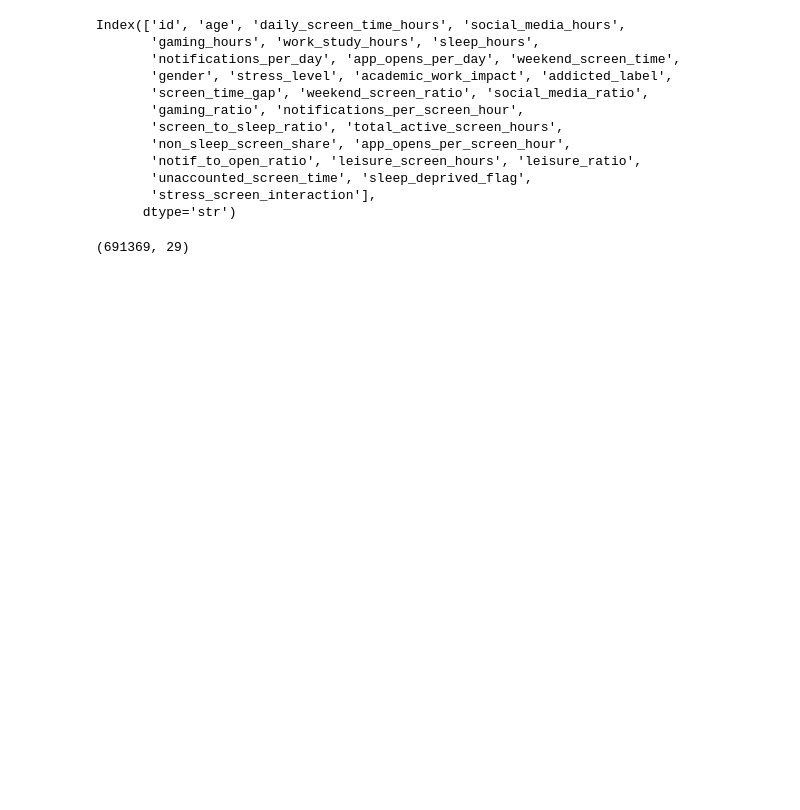
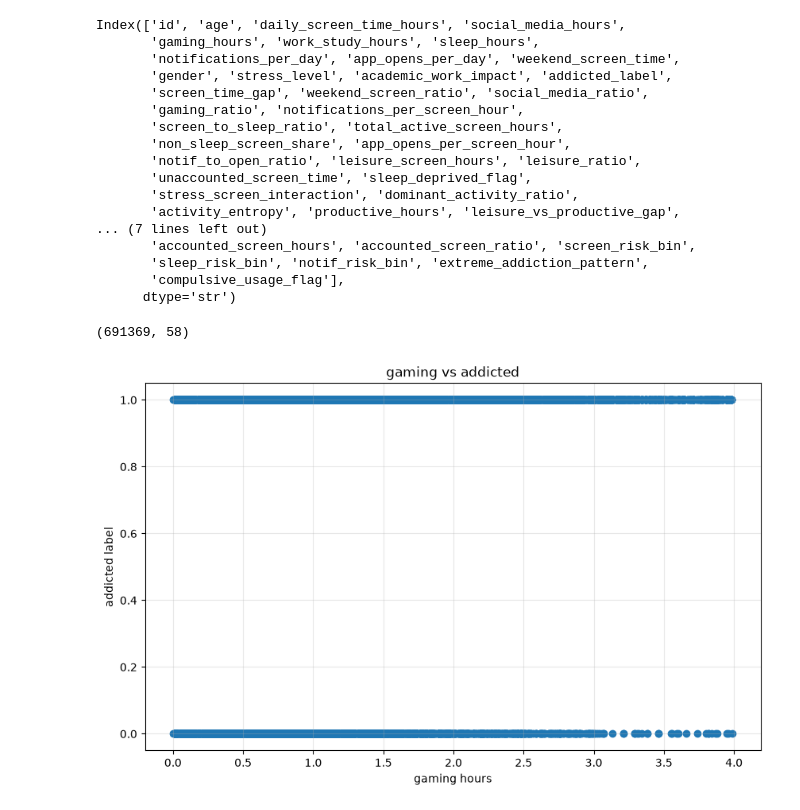
Before and after one commit to danishPythonian1/MLprojects, a Jupyter notebook: projects/SmartphoneAddictionPrediction/coret.ipynb, the cells around one changed output. Cells and saved outputs as stored; diff of their text form; code cells hidden in the pictures; blank space fills up the shorter version.

```diff
--- a/projects/SmartphoneAddictionPrediction/coret.ipynb
+++ b/projects/SmartphoneAddictionPrediction/coret.ipynb
@@ -1,7 +1,8 @@
 # %%
 import pandas as pd
+import matplotlib.pyplot as plt
 
-train = pd.read_csv("train_FE.csv")
+train = pd.read_csv("train_FE1.csv")
 # %%
 train.columns
 # %% [output]
@@ -15,9 +16,27 @@ Index(['id', 'age', 'daily_screen_time_hours', 'social_media_hours',
        'non_sleep_screen_share', 'app_opens_per_screen_hour',
        'notif_to_open_ratio', 'leisure_screen_hours', 'leisure_ratio',
        'unaccounted_screen_time', 'sleep_deprived_flag',
-       'stress_screen_interaction'],
+       'stress_screen_interaction', 'dominant_activity_ratio',
+       'activity_entropy', 'productive_hours', 'leisure_vs_productive_gap',
+... (7 lines left out)
+       'accounted_screen_hours', 'accounted_screen_ratio', 'screen_risk_bin',
+       'sleep_risk_bin', 'notif_risk_bin', 'extreme_addiction_pattern',
+       'compulsive_usage_flag'],
       dtype='str')
+# %%
+train.shape
+# %% [output]
+(691369, 58)
 # %%
-train.shape
+train_sample = train.sample(n=10000, random_state=42)
+
+plt.figure(figsize=(10,6))
+plt.scatter(train_sample['gaming_hours'], train_sample['addicted_label'])
+plt.xlabel('gaming hours')
+plt.ylabel('addicted label')
+plt.title('gaming vs addicted')
+plt.grid(alpha=0.3)
+
+plt.show()
 # %% [output]
-(691369, 29)
+[figure, added]
```
Also changed, not shown: 12 other files.
